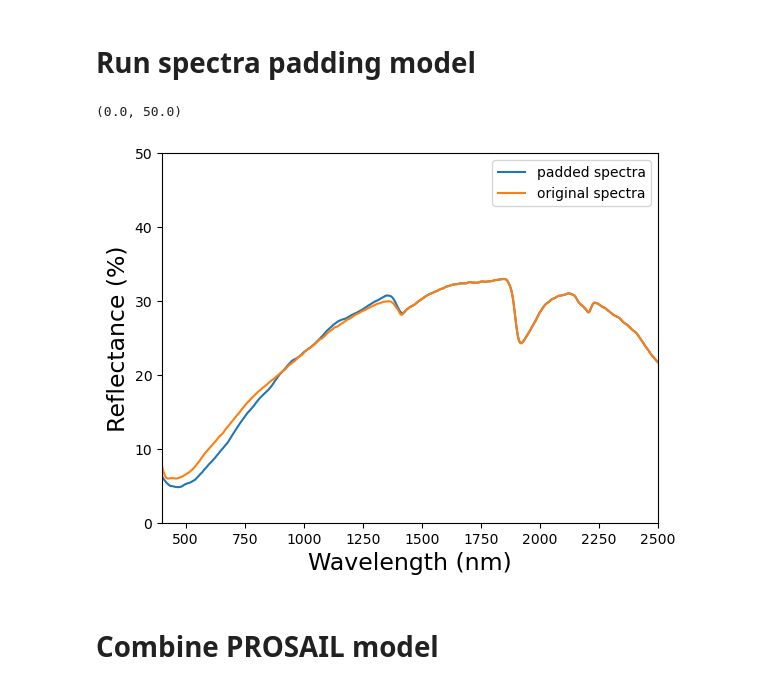
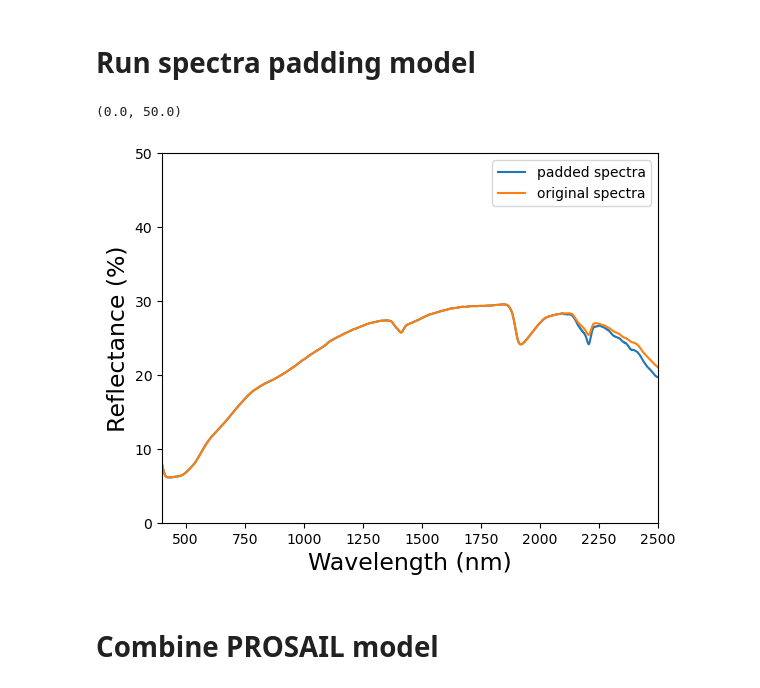
Before and after one commit to GEMINI-Breeding/SOGM_soil_spectra_simulation, a Jupyter notebook: Runtest.ipynb, the cells around one changed output. Cells and saved outputs as stored; diff of their text form; code cells hidden in the pictures.

Commit message:
Update spectra padding models

```diff
--- a/Runtest.ipynb
+++ b/Runtest.ipynb
@@ -134,23 +134,24 @@ plt.show()
 # %%
 # set part of the test spectra to 0
 spectra_test_part = torch.tensor(spectratest).float().repeat(1, 1)
-spectra_test_part[:, :1000] = 0
-spectra_test_fill = PS.padspectra(spectra_test_part,'cpu')
+spectra_test_part[:, 1700:] = 0
+spectra_test_fill = PS.run_padmodel(spectra_test_part,'cpu')
+spectra_test_fill= spectra_test_fill.detach().numpy()
 plt.plot(wavelength,100*spectra_test_fill[:, :].T)
 plt.plot(wavelength,100*spectratest[:, :].T)
 plt.legend(['padded spectra', 'original spectra'])
 x_limit = (400, 2500)
 y_limit = (0, 50)
 x_label = 'Wavelength (nm)'
 y_label = 'Reflectance (%)'
 fontsz = 17
 plt.xlabel(x_label, fontsize=fontsz)
 plt.ylabel(y_label, fontsize=fontsz)
 plt.xlim(x_limit)
 plt.ylim(y_limit)
 # %% [output]
 (0.0, 50.0)
-[figure, old version]
+[figure, new version]
 # %% [markdown]
 # Combine PROSAIL model
 # %%
```
Also changed, not shown: parts of 3 cells of this notebook, 5 other files.
